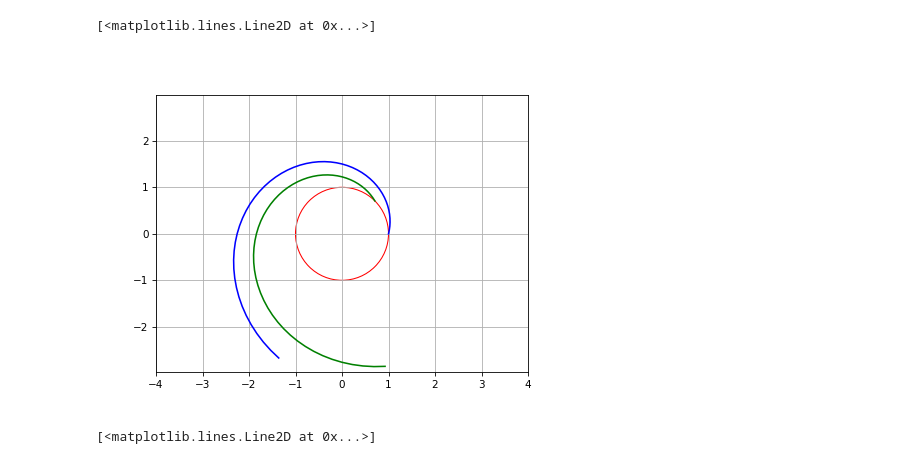
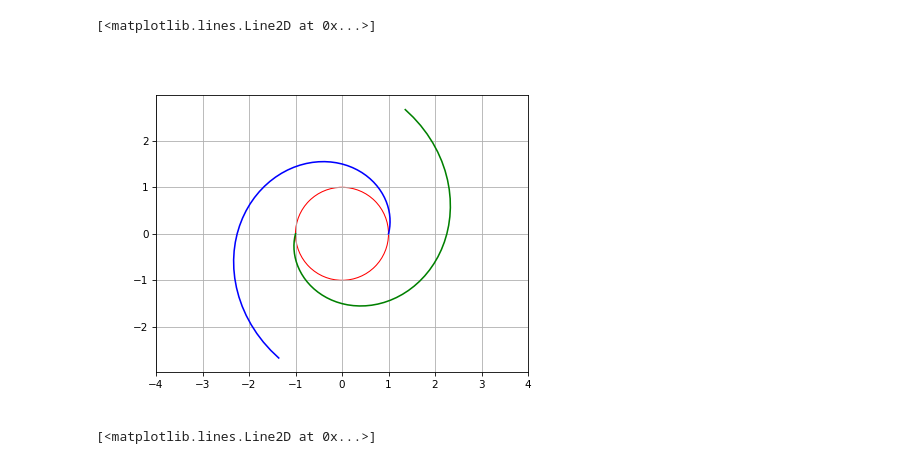
Before and after one commit to G-IV/Log-Spiral-Pattern, a Jupyter notebook: Log Spiral Jupyter Notebook.ipynb, the cells around one changed output. Drawn from its saved outputs; the diff is of its cells as text; code cells hidden in the pictures.

```diff
--- a/Log Spiral Jupyter Notebook.ipynb
+++ b/Log Spiral Jupyter Notebook.ipynb
@@ -118,36 +118,36 @@ k = math.cos(math.radians(75))
 def theta(i):
     return i * math.pi / 40 # a good number to have a smooth curve
 
 def r(i):
     return a * math.exp(k * theta(i))
 
 def shifted(i):
     return a * math.exp(k * (theta(i) + math.radians(45))) * math.exp(-k * math.radians(45))
 
 #------------------------------------------------------------
 # Plot a circle for reference
 #------------------------------------------------------------
 circle = plt.Circle((0, 0), 1, color='r', fill=False)
 shifted_log_curve.add_artist(circle)
 
 #------------------------------------------------------------
 # Plot the log curve
 #------------------------------------------------------------
 points = []
 shifted_points = []
 for i in range(0, 55):
     x = r(i) * math.cos(theta(i))
     y = r(i) * math.sin(theta(i))
     points.append([x, y])
-    x_ = shifted(i) * math.cos(theta(i) + math.radians(45))
-    y_ = shifted(i) * math.sin(theta(i) + math.radians(45))
+    x_ = shifted(i) * math.cos(theta(i) + math.radians(180))
+    y_ = shifted(i) * math.sin(theta(i) + math.radians(180))
     shifted_points.append([x_, y_])
 
 shifted_log_curve.plot([x for x, y in points], [y for x, y in points], 'b-')
 shifted_log_curve.plot([x for x, y in shifted_points], [y for x, y in shifted_points], 'g-')
 # %% [output]
 [<matplotlib.lines.Line2D at 0x...>]
-[figure, old version]
+[figure, new version]
 # %%
 #------------------------------------------------------------
 #
```
Also changed, not shown: parts of 2 cells of this notebook.
